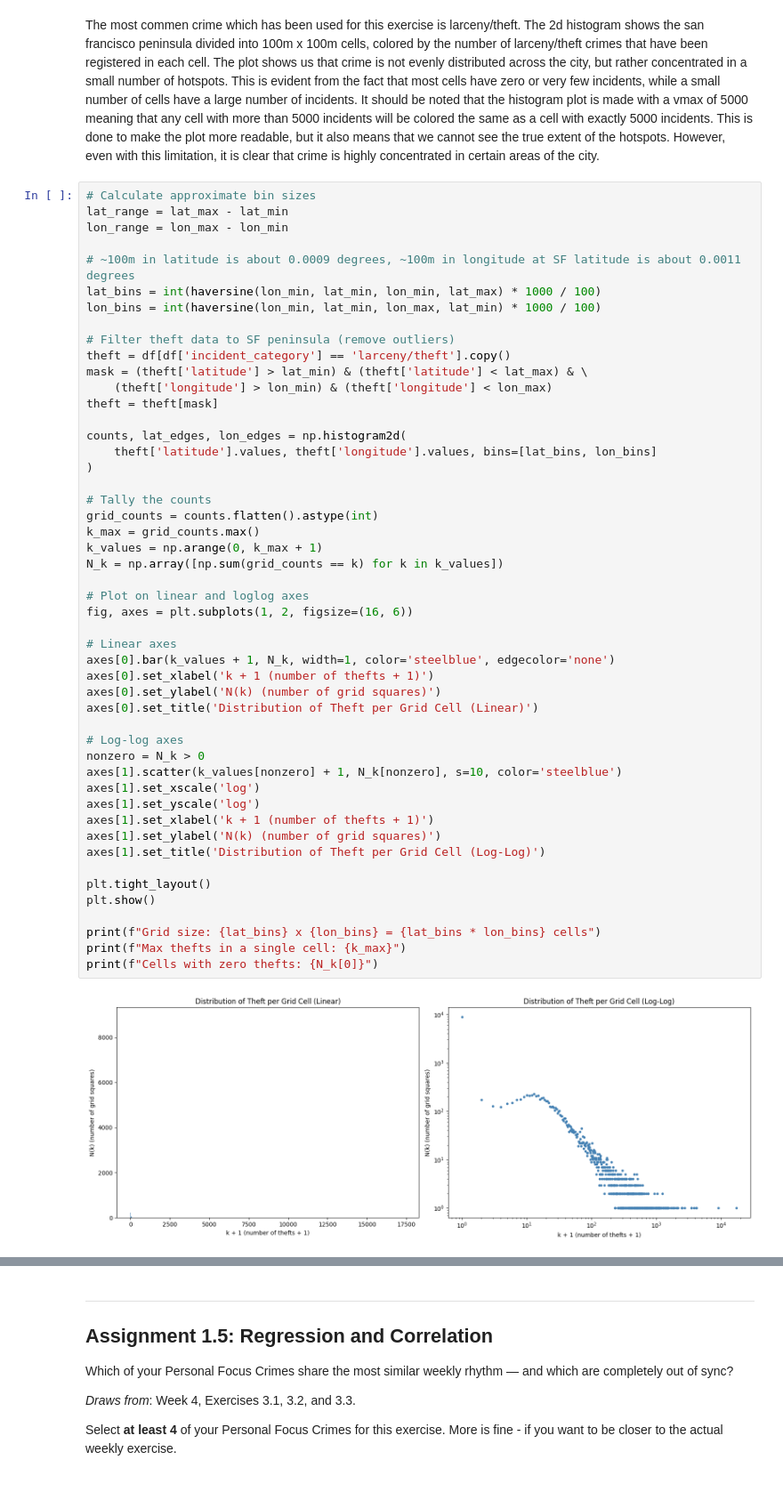
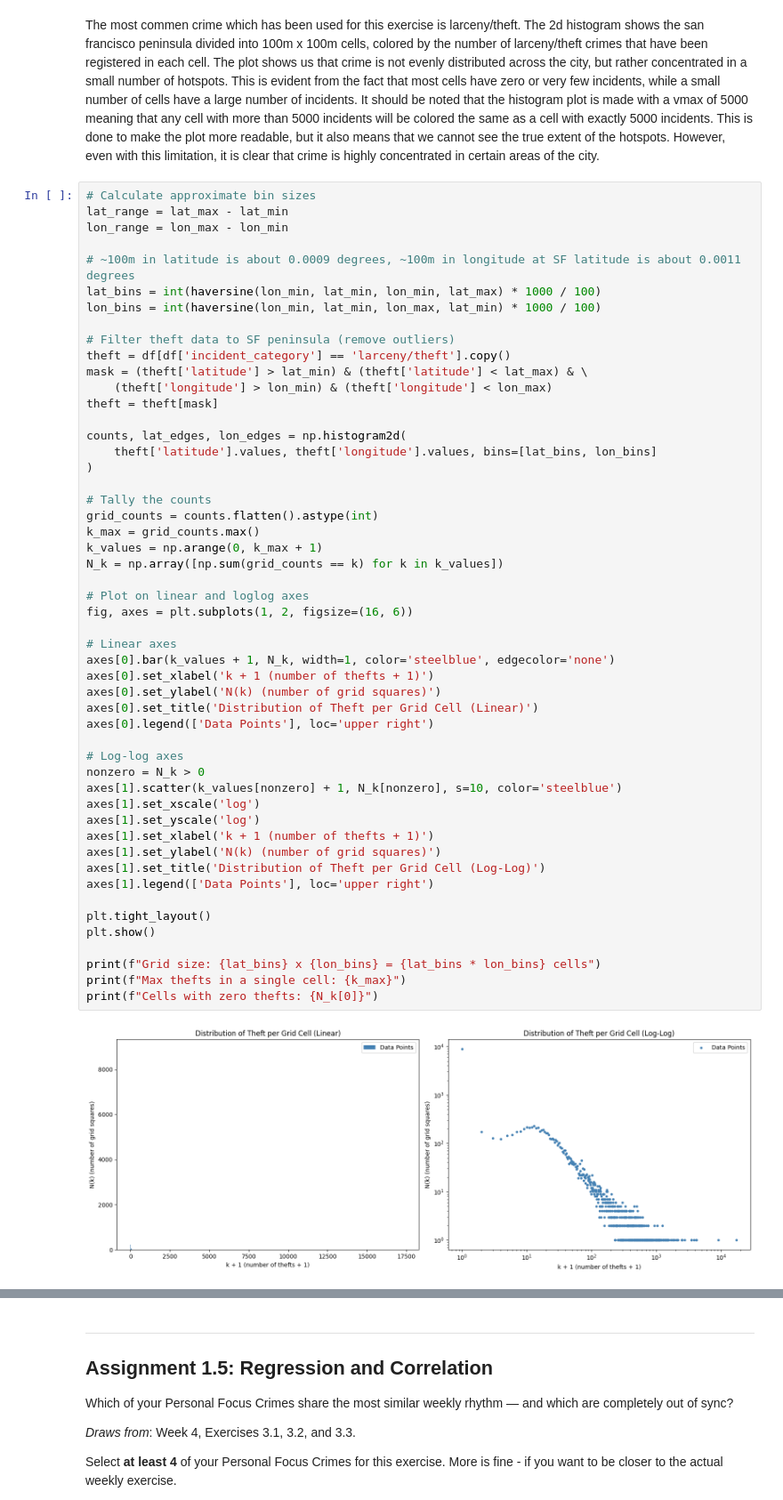
Before and after one commit to wkandersen/02806-socialdataanalysis, a Jupyter notebook: project1/Assignment1.ipynb, the cells around one changed output, grey strips where cells are left out. Shown at 89% size. Drawn from its saved outputs; the diff is of its cells as text.

Commit message:
legends and titles to plots

```diff
--- a/project1/Assignment1.ipynb
+++ b/project1/Assignment1.ipynb
@@ -335,34 +335,36 @@ counts, lat_edges, lon_edges = np.histogram2d(
 grid_counts = counts.flatten().astype(int)
 k_max = grid_counts.max()
 k_values = np.arange(0, k_max + 1)
 N_k = np.array([np.sum(grid_counts == k) for k in k_values])
 
 # Plot on linear and loglog axes
 fig, axes = plt.subplots(1, 2, figsize=(16, 6))
 
 # Linear axes
 axes[0].bar(k_values + 1, N_k, width=1, color='steelblue', edgecolor='none')
 axes[0].set_xlabel('k + 1 (number of thefts + 1)')
 axes[0].set_ylabel('N(k) (number of grid squares)')
 axes[0].set_title('Distribution of Theft per Grid Cell (Linear)')
+axes[0].legend(['Data Points'], loc='upper right')
 
 # Log-log axes
 nonzero = N_k > 0
 axes[1].scatter(k_values[nonzero] + 1, N_k[nonzero], s=10, color='steelblue')
 axes[1].set_xscale('log')
 axes[1].set_yscale('log')
 axes[1].set_xlabel('k + 1 (number of thefts + 1)')
 axes[1].set_ylabel('N(k) (number of grid squares)')
 axes[1].set_title('Distribution of Theft per Grid Cell (Log-Log)')
+axes[1].legend(['Data Points'], loc='upper right')
 
 plt.tight_layout()
 plt.show()
 
 print(f"Grid size: {lat_bins} x {lon_bins} = {lat_bins * lon_bins} cells")
 print(f"Max thefts in a single cell: {k_max}")
 print(f"Cells with zero thefts: {N_k[0]}")
 # %% [output]
-[figure, old version]
+[figure, new version]
 Grid size: 135 x 130 = 17550 cells
 Max thefts in a single cell: 17417
 Cells with zero thefts: 8887
```
